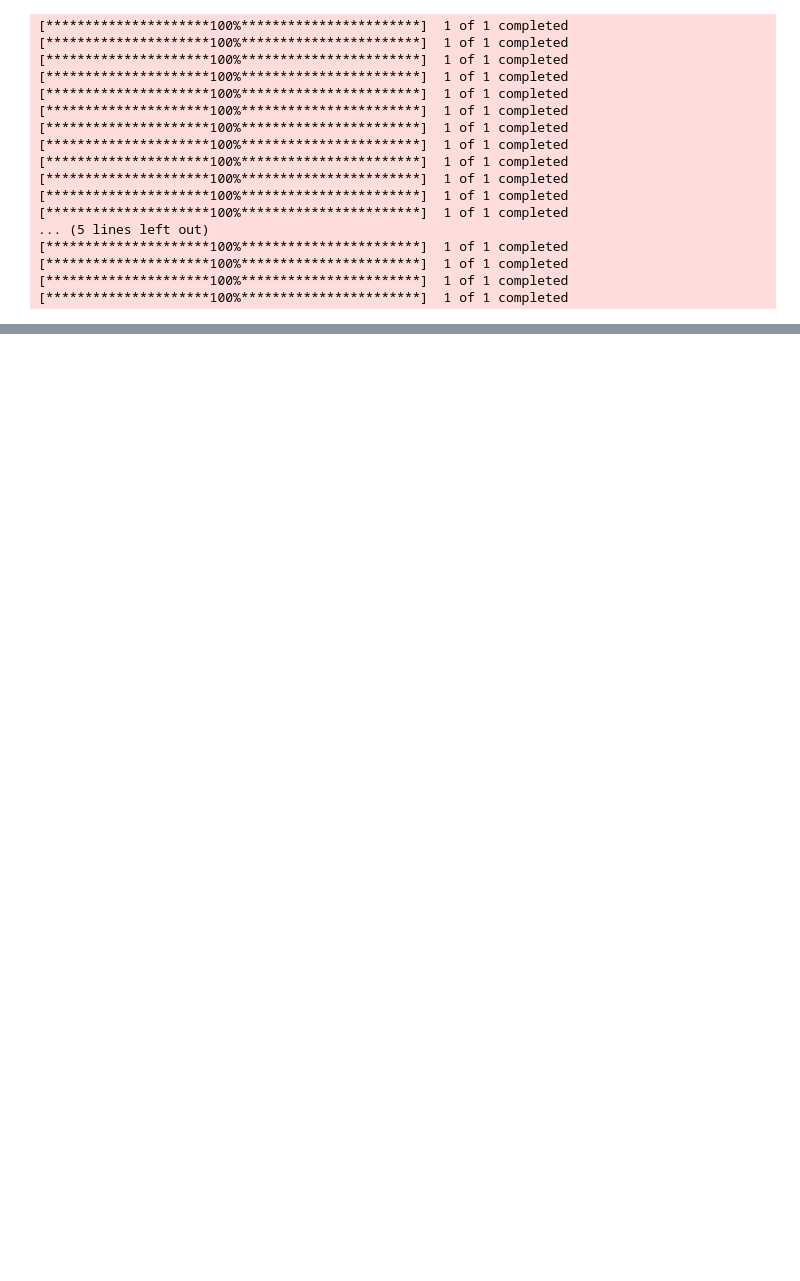
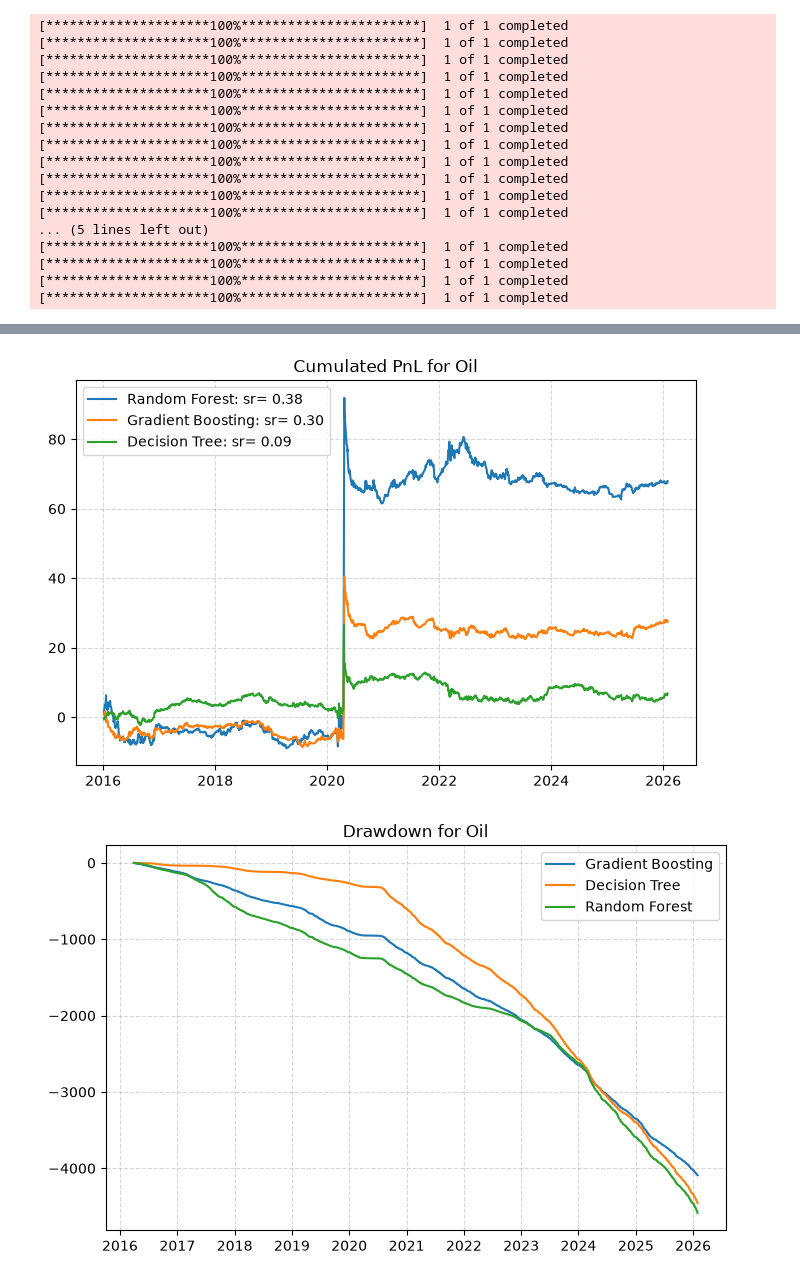
Before and after one commit to phounkpe2004/ML-for-Trading-ENSAE-3A, a Jupyter notebook: ml_trading.ipynb, the cells around one changed output, grey strips where cells are left out. Saved outputs shown, nothing was run; the diff lists cells and outputs as text; code cells hidden in the pictures; blank space fills up the shorter version.

Commit message:
finalized the framework for a comparative analysis between gold and oil

```diff
--- a/ml_trading.ipynb
+++ b/ml_trading.ipynb
@@ -700,7 +744,9 @@ def line(
     if yscale == "log":
         ax.set_yscale("log")
 
-def display_results(features: pd.DataFrame, target: pd.DataFrame, best_models: dict, start_date: str = "2019-01-01"):
+def display_results(features: pd.DataFrame, target: pd.DataFrame,
+                    best_models: dict, start_date: str = "2019-01-01", asset="Oil",
+                    show_metrics: bool = False):
 
     results = {}
     prediction_metrics = {}
@@ -751,15 +797,17 @@ def display_results(features: pd.DataFrame, target: pd.DataFrame, best_models: d
     pnl = pd.DataFrame(pnl_series)
     dd = pd.DataFrame(drawdown_series)
 
-    line(pnl,cumsum=True,title="Cumulated PnL",start_date=start_date,loc="best")
-    line(dd,cumsum=True,title="Drawdown",start_date=start_date,legend_sharpe_ratio=False,loc="best")
+    line(pnl,cumsum=True,title=f"Cumulated PnL for {asset}",start_date=start_date,loc="best")
+    line(dd,cumsum=True,title=f"Drawdown for {asset}",start_date=start_date,legend_sharpe_ratio=False,loc="best")
 
-    prediction_table = pd.DataFrame(prediction_metrics).T
-    performance_table = pd.DataFrame(results).T
+    if show_metrics:
 
-    print("Out of sample Performance")
-    display(prediction_table.round(4))
+        prediction_table = pd.DataFrame(prediction_metrics).T
+        performance_table = pd.DataFrame(results).T
 
-    print("Financial performance")
-    display(performance_table.round(4))
+        print("Out of sample Performance")
+        display(prediction_table.round(4))
+
+        print("Financial performance")
+        display(performance_table.round(4))
 # %% [markdown]
@@ -786,9 +833,10 @@ features, target, _ = build_features(cleaned_data, lag_order=10, target_col="gol
 [*********************100%***********************]  1 of 1 completed
 [*********************100%***********************]  1 of 1 completed
 [*********************100%***********************]  1 of 1 completed
+# %%
+features_oil, target_oil, _ = build_features(cleaned_data, lag_order=10, target_col="oil")
+features_gold, target_gold, _ = build_features(cleaned_data, lag_order=10, target_col="gold")
 # %%
-X_tune, y_tune = prepare_tuning_data(features=features, target=target)
-
 models_and_params = {
     "Decision Tree": (
         DecisionTreeRegressor(random_state=13112026),
@@ -818,7 +866,14 @@ models_and_params = {
         },
     ),
 }
+
+TUNING_END_DATE = "2015-12-31"
+PREDICTION_START_DATE = "2016-01-01"
+
+X_tune_oil, y_tune_oil = prepare_tuning_data(features=features_oil, target=target_oil, tuning_end_date=TUNING_END_DATE)
+X_tune_gold, y_tune_gold = prepare_tuning_data(features=features_gold, target=target_gold, tuning_end_date=TUNING_END_DATE)
 # %%
-best_models = hyperparameter_optimization(features=X_tune, target=y_tune, models_and_params=models_and_params)
+best_models_oil = hyperparameter_optimization(features=X_tune_oil, target=y_tune_oil, models_and_params=models_and_params)
+best_models_gold = hyperparameter_optimization(features=X_tune_gold, target=y_tune_gold, models_and_params=models_and_params)
 # %% [output]
 Decision Tree
@@ -849,0 +896,6 @@ Financial performance
+# %%
+display_results(features=features_oil, target=target_oil, best_models=best_models_oil, start_date=PREDICTION_START_DATE)
+display_results(features=features_gold, target=target_gold, best_models=best_models_gold, start_date=PREDICTION_START_DATE, asset="Gold")
+# %% [output]
+[figure, added]
+[figure, added]
```
Also changed, not shown: parts of 12 cells of this notebook.
